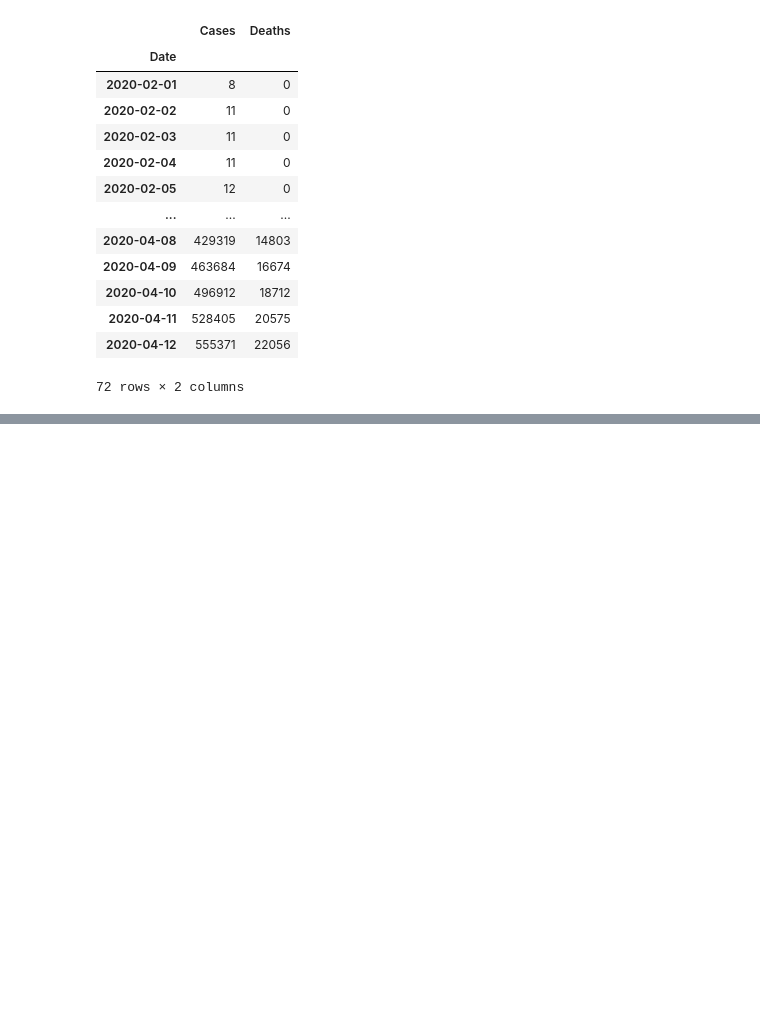
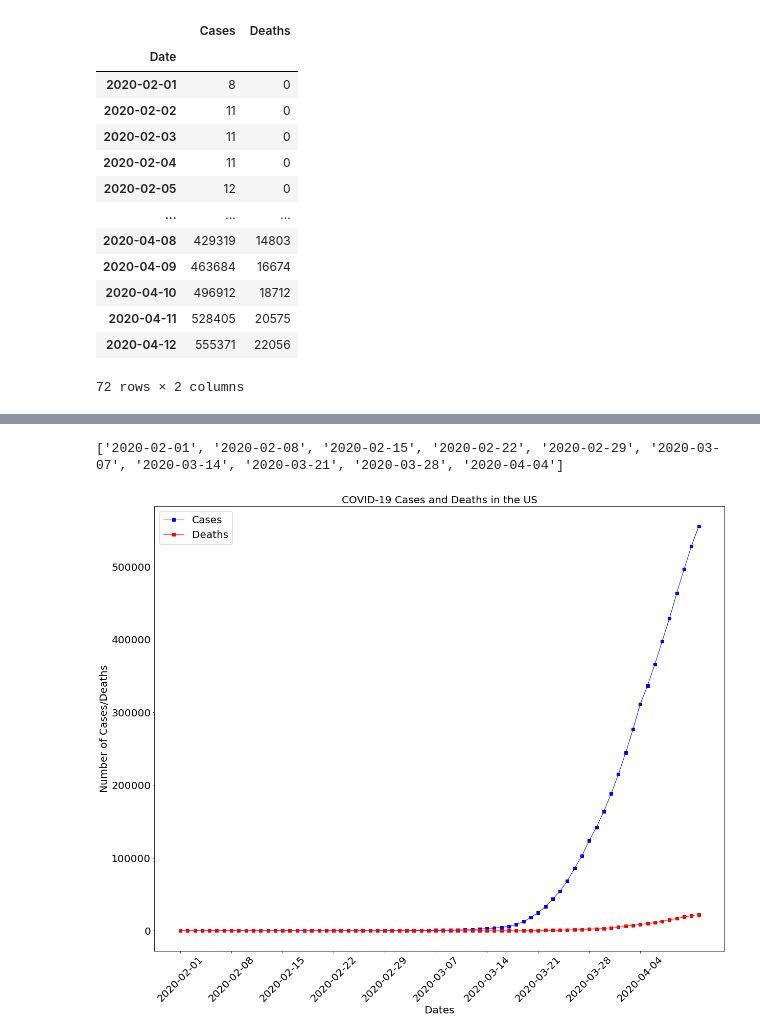
Before and after one commit to NachoKingP/Project1-2020, a Jupyter notebook: unemployment-development.ipynb, the cells around one changed output, grey strips where cells are left out. Cells and saved outputs as stored; diff of their text form; code cells hidden in the pictures; blank space fills up the shorter version.

Commit message:
Finished COVID data graphs, generated graph image files.

```diff
--- a/unemployment-development.ipynb
+++ b/unemployment-development.ipynb
@@ -109,0 +98,4 @@ deaths, = plt.plot(time, speed_launch, color="red", label="Deaths")
+# %%
+#Move Date data from index to column for plotting
+cv19_date_df = cv19_datesums_df.reset_index()
+cv19_date_df
@@ -109,0 +116,32 @@ deaths, = plt.plot(time, speed_launch, color="red", label="Deaths")
+# %%
+#Set variables for line plots
+cases_x = cv19_date_df["Date"].values.tolist()
+deaths_x = cv19_date_df["Date"].values.tolist()
+cases_y = cv19_date_df["Cases"].values.tolist()
+deaths_y = cv19_date_df["Deaths"].values.tolist()
+# %%
+#Create weekly set of dates for plotting
+div = int(round(len(cases_x) / 7,0))
+div
+x_axis = []
+for x in range(div):
+    x_axis.append(cases_x[x*7])
+
+print(x_axis)
+# %% [output]
+['2020-02-01', '2020-02-08', '2020-02-15', '2020-02-22', '2020-02-29', '2020-03-07', '2020-03-14', '2020-03-21', '2020-03-28', '2020-04-04']
+# %%
+# Plot the COVID-19 cases, deaths by date
+plt.figure(figsize=(20,16))
+cases, = plt.plot(cases_x, cases_y, marker="s", color="blue", linewidth=1, label="Cases")
+deaths, = plt.plot(deaths_x, deaths_y, marker="s", color="Red", linewidth=1, label="Deaths")
+plt.legend(handles=[cases, deaths], loc="best", fontsize=20)
+plt.xlabel("Dates", size=20)
+plt.xticks(x_axis, rotation=45, size=20)
+plt.yticks(size=20)
+plt.ylabel("Number of Cases/Deaths", size=20)
+plt.title("COVID-19 Cases and Deaths in the US", size=20)
+plt.savefig("COVID_LineChart.png")
+plt.show()
+# %% [output]
+[figure, added]
```
Also changed, not shown: parts of 5 cells of this notebook, 2 other files.
